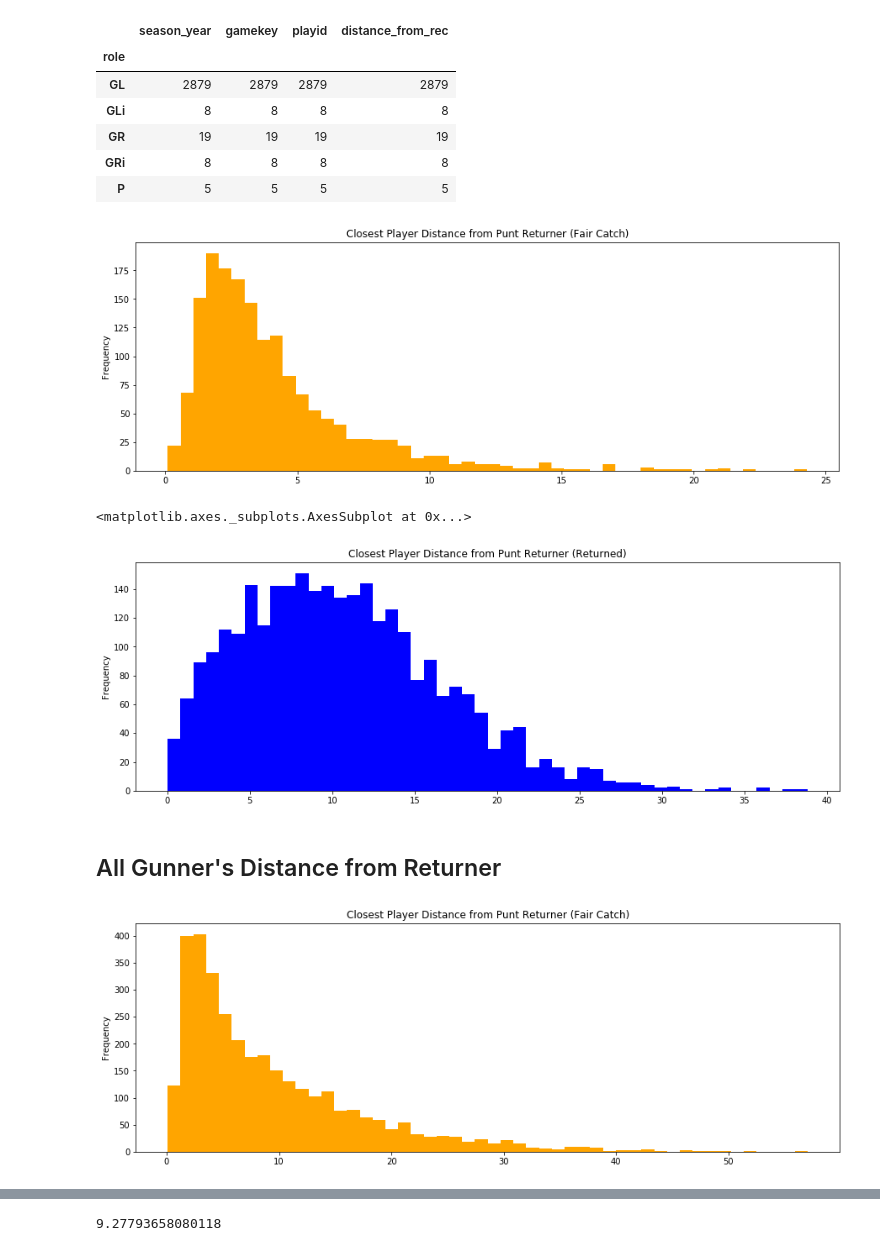
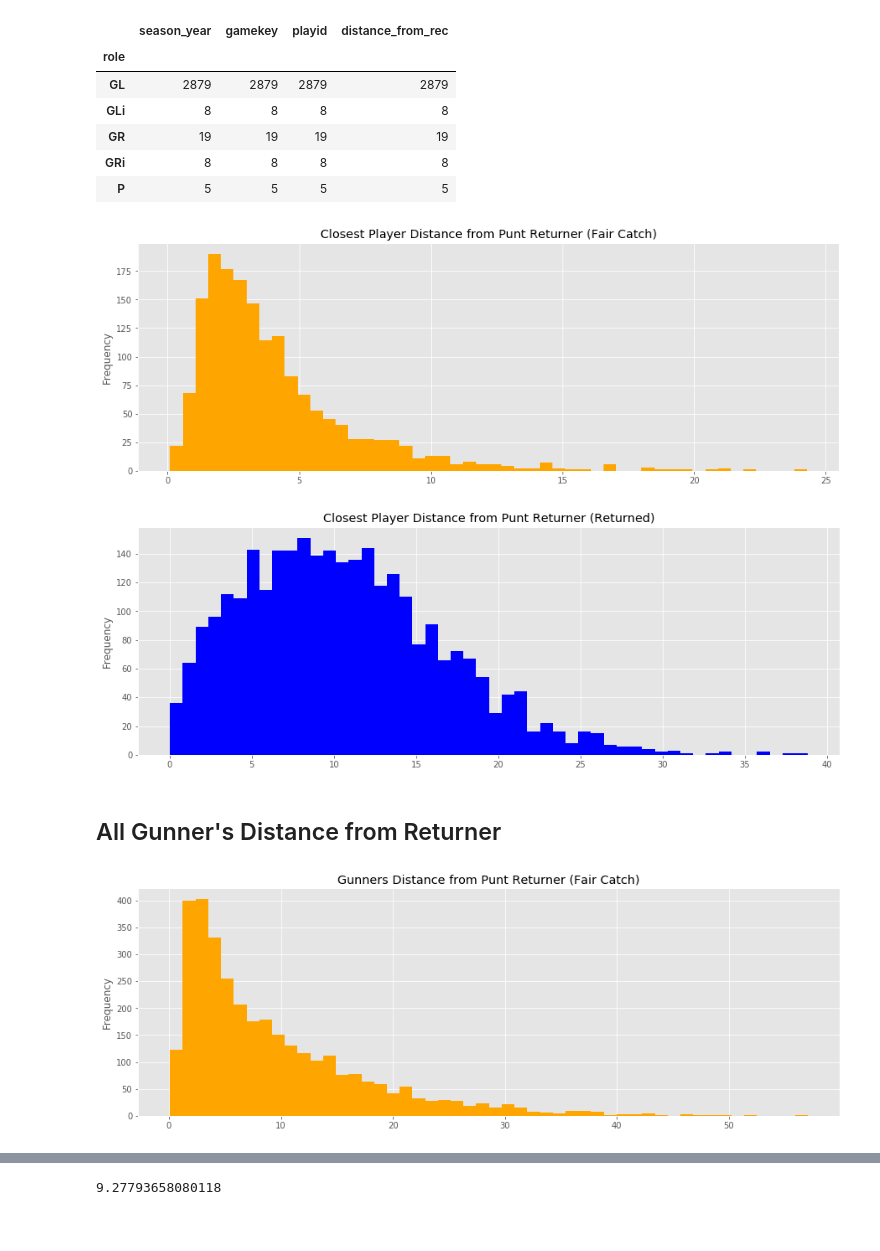
Before and after one commit to RobMulla/kaggle-nfl, a Jupyter notebook: notebooks/Punt_When_Recieved_Analysis.ipynb, the cells around one changed output, grey strips where cells are left out. Saved outputs shown, nothing was run; the diff lists cells and outputs as text; code cells hidden in the pictures.

```diff
--- a/notebooks/Punt_When_Recieved_Analysis.ipynb
+++ b/notebooks/Punt_When_Recieved_Analysis.ipynb
@@ -89,17 +128,20 @@ prec_closest_player.groupby('role').count()
 | GRi | 8 | 8 | 8 | 8 |
 | P | 5 | 5 | 5 | 5 |
 # %%
+plt.style.use('ggplot')
 fc_closest_player['distance_from_rec'].plot(kind='hist', figsize=(15,5), bins=50, title='Closest Player Distance from Punt Returner (Fair Catch)', color='orange')
 plt.show()
 prec_closest_player['distance_from_rec'].plot(kind='hist', figsize=(15,5), bins=50, title='Closest Player Distance from Punt Returner (Returned)', color='blue')
+plt.show()
 # %% [output]
-[figure, old version]
+[figure, new version]
-<matplotlib.axes._subplots.AxesSubplot at 0x...>
-[figure, old version]
+[figure, new version]
 # %% [markdown]
 ## All Gunner's Distance from Returner
 # %%
-fc.loc[fc['role'].isin(['GL','GLi','GR','GRi'])]['distance_from_rec'].plot(kind='hist', figsize=(15,5), bins=50, title='Closest Player Distance from Punt Returner (Fair Catch)', color='orange')
+fc.loc[fc['role'].isin(['GL','GLi','GR','GRi'])]['distance_from_rec'] \
+    .plot(kind='hist', figsize=(15,5), bins=50,
+          title='Gunners Distance from Punt Returner (Fair Catch)', color='orange')
 plt.show()
 # %% [output]
-[figure, old version]
+[figure, new version]
```
Also changed, not shown: parts of 29 cells of this notebook, 7 other files.
